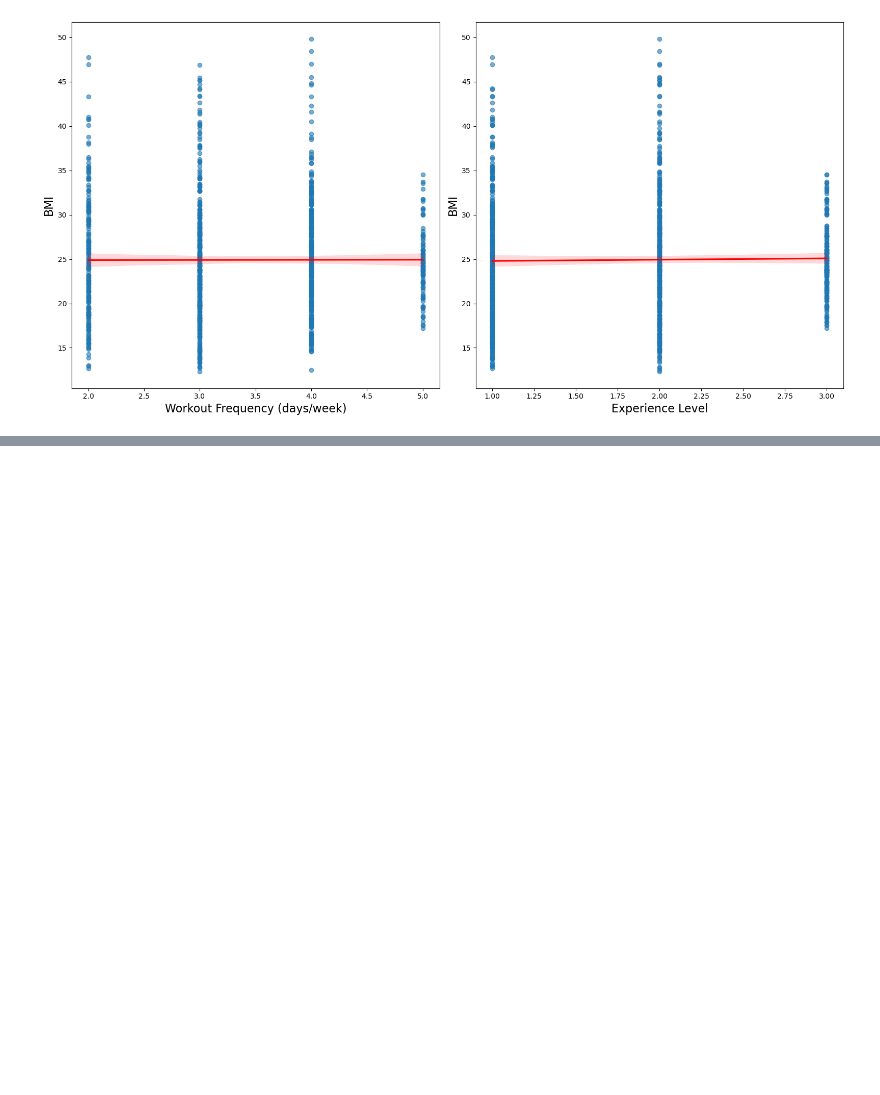
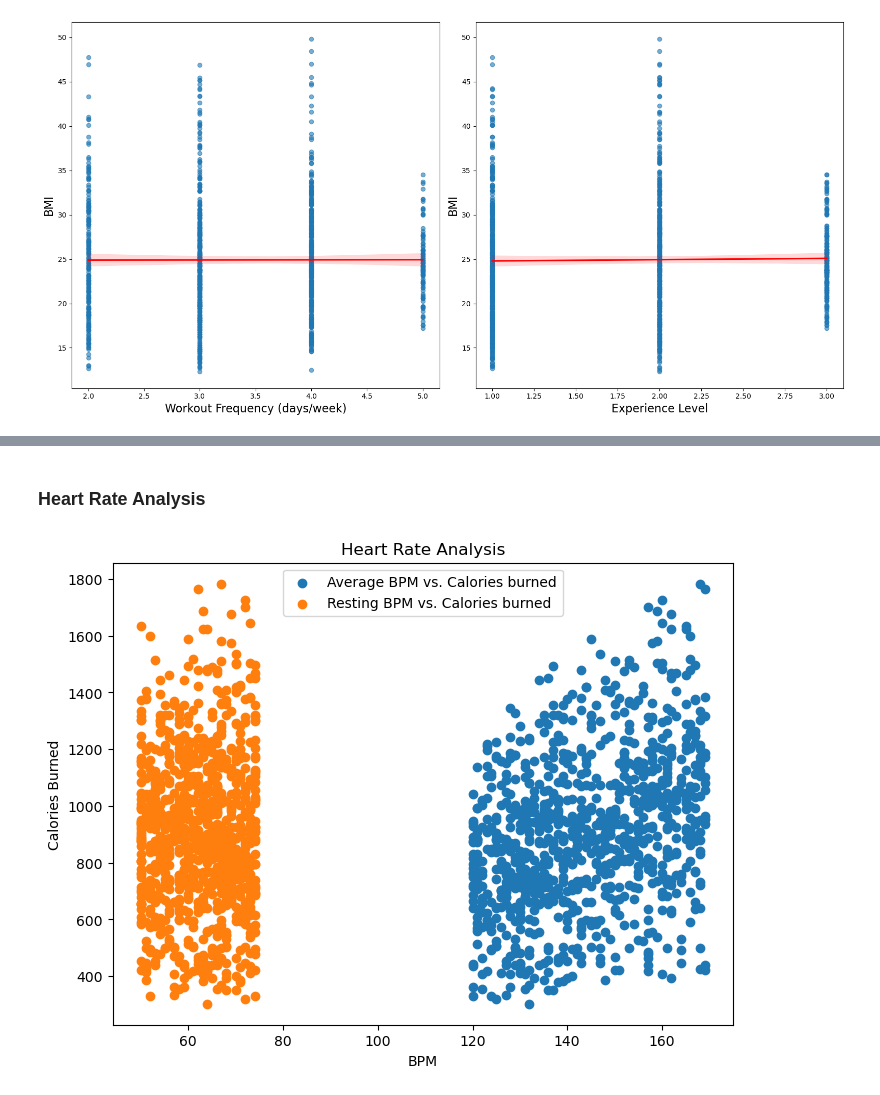
Before and after one commit to HilthonTT/gym-members-exercise, a Jupyter notebook: src/main.ipynb, the cells around one changed output, grey strips where cells are left out. Drawn from its saved outputs; the diff is of its cells as text; code cells hidden in the pictures; blank space fills up the shorter version.

```diff
--- a/src/main.ipynb
+++ b/src/main.ipynb
@@ -172,0 +305,17 @@ plt.show()
+# %% [markdown]
+### Heart Rate Analysis
+# %%
+plt.figure(figsize=(8, 6))
+
+plt.scatter(df['Avg_BPM'], df['Calories_Burned'], label='Average BPM vs. Calories burned')
+plt.scatter(df['Resting_BPM'], df['Calories_Burned'], label='Resting BPM vs. Calories burned')
+
+plt.title('Heart Rate Analysis')
+
+plt.xlabel('BPM')
+plt.ylabel('Calories Burned')
+
+plt.legend()
+plt.show()
+# %% [output]
+[figure, added]
```
Also changed, not shown: parts of 7 cells of this notebook.
